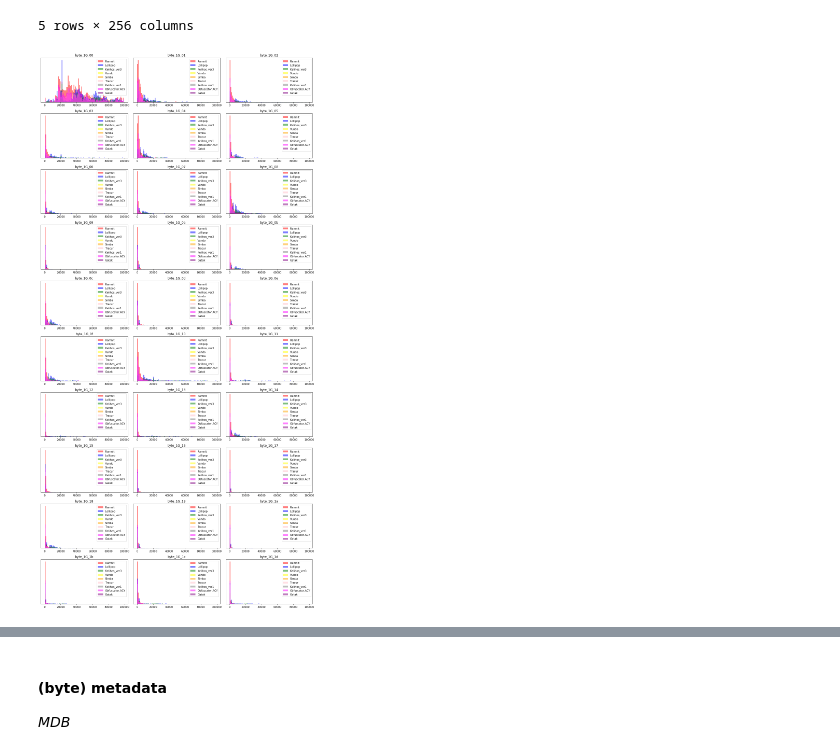
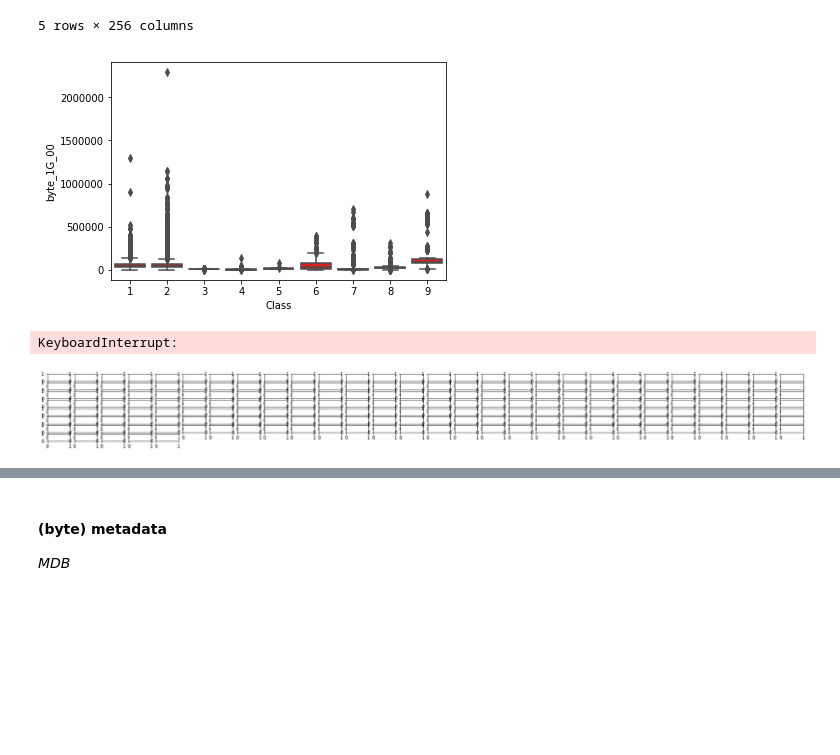
Before and after one commit to tomarga/Machine-Burning, a Jupyter notebook: [project proposal] microsoft malware classification.ipynb, the cells around one changed output, grey strips where cells are left out. Saved outputs shown, nothing was run; the diff lists cells and outputs as text; code cells hidden in the pictures; blank space fills up the shorter version.

```diff
--- a/[project proposal] microsoft malware classification.ipynb
+++ b/[project proposal] microsoft malware classification.ipynb
@@ -174,11 +173,15 @@ one_gram_features.head()
 | 3 | 79568 | 6445 | 3143 | 2517 | 4982 | 1824 | 2125 | 2964 | ... |
 | 4 | 25791 | 1202 | 569 | 750 | 948 | 456 | 405 | 517 | ... |
 5 rows × 256 columns
-# %%
-#_, bins = np.histogram(one_gram.iloc[:,i], bins=50)
-# ovo je za ravnomjernu raspodjelu max-min (ako se ne varam) ali na histogramima se ne vidi lijepo raspodjela podataka u tom slučaju
-# probala sam sa ovim dolje binsom, probati mozda sa meanom ili tako nešto
-bins = [ i*1000 for i in range(100)]
-draw_histograms(one_gram_features, 30, 10, 3, bins, False, 15, 30)
-# %% [output]
-[figure, removed]
+# %%
+f = sns.boxplot(x = "Class", y = "byte_1G_00", data=features, color="red")
+# %% [output]
+[figure, added]
+# %%
+features.boxplot(columns=[one_gram_features.columns.values[0],one_gram_features.columns.values[1]],
+                 by='Class',
+                 grid=False,
+                 figsize=(30,10))
+# %% [output]
+KeyboardInterrupt:
+[figure, added]
```
Also changed, not shown: parts of 28 cells of this notebook.
